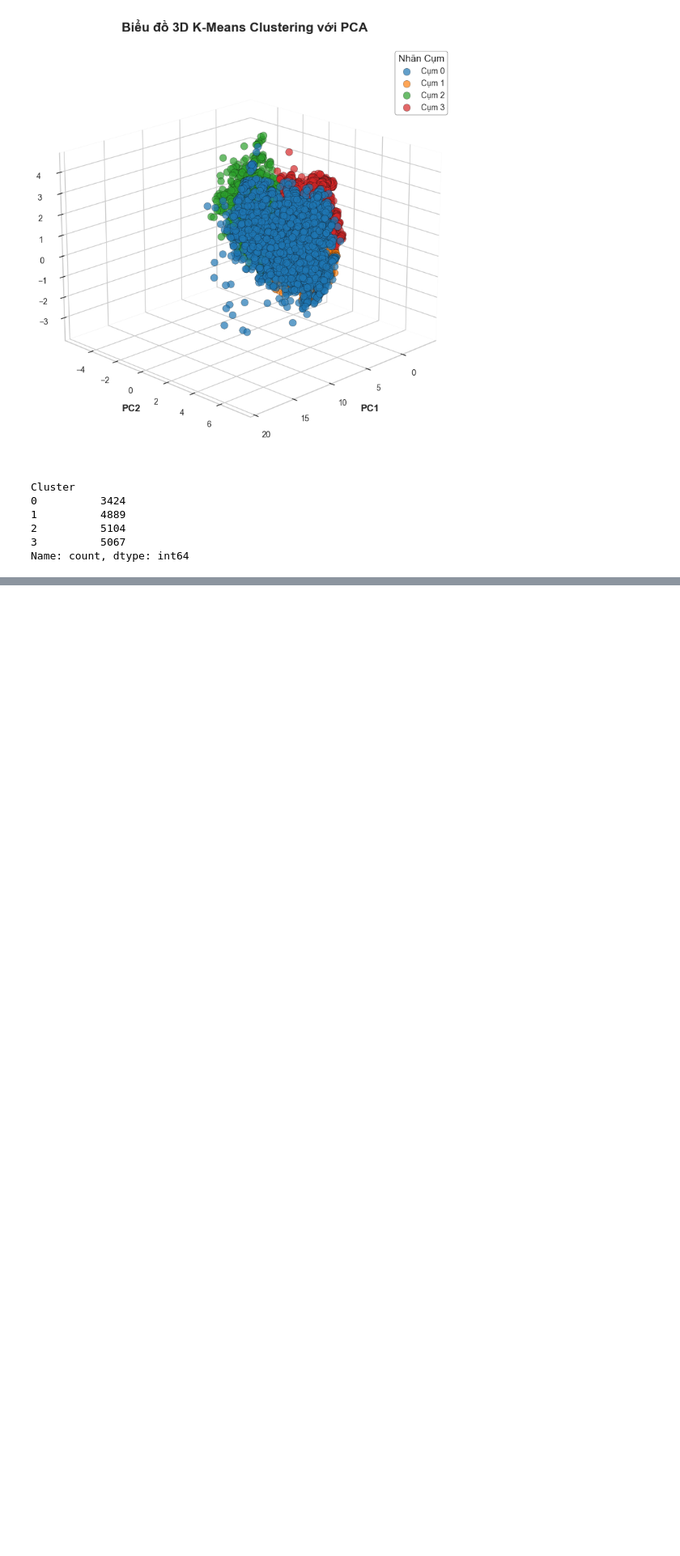
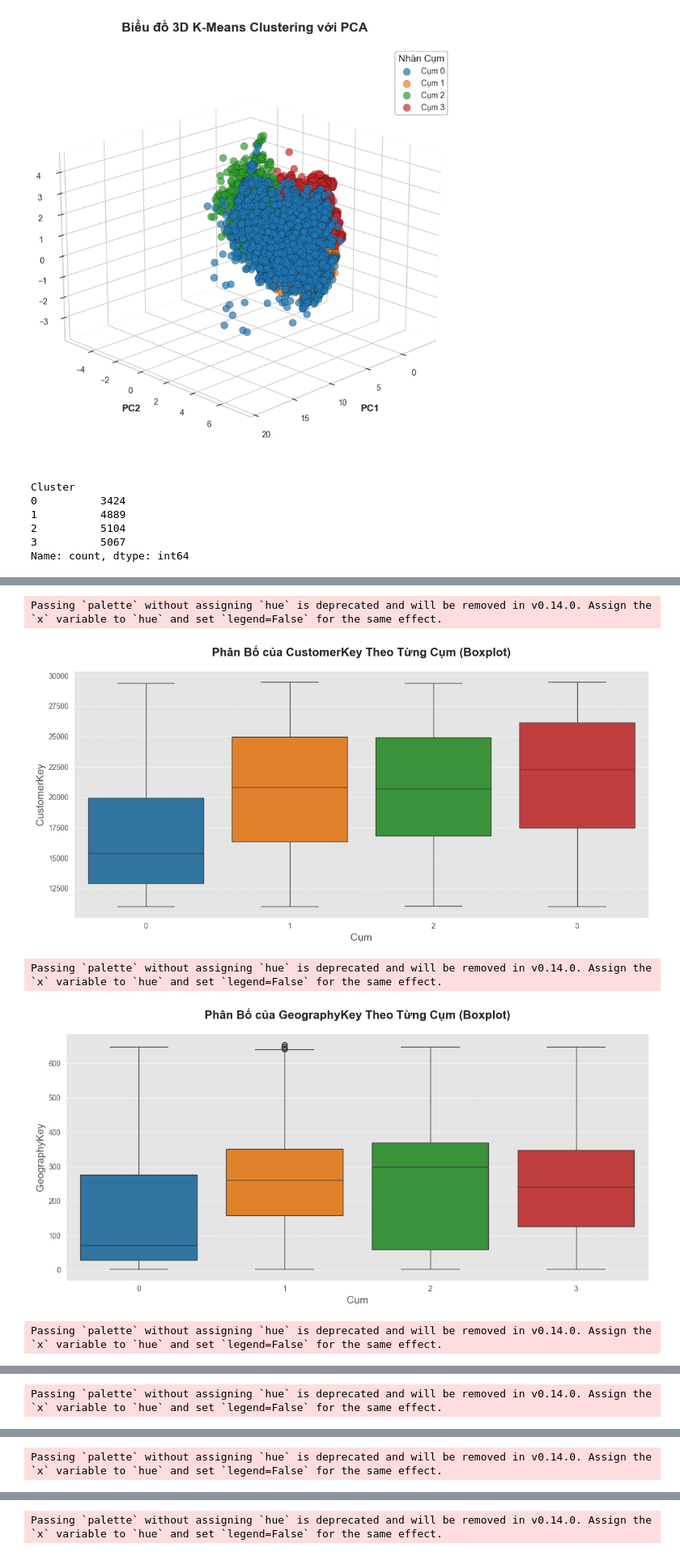
Before and after one commit to tienhai2808/simple_data_mining, a Jupyter notebook: main.ipynb, the cells around one changed output, grey strips where cells are left out. Shown at 81% size. Drawn from its saved outputs; the diff is of its cells as text; code cells hidden in the pictures; blank space fills up the shorter version.

```diff
--- a/main.ipynb
+++ b/main.ipynb
@@ -637,0 +692,29 @@ Name: count, dtype: int64
+# %%
+plt.style.use('ggplot')
+sns.set_palette("Set2")
+cluster_colors = ['#1f77b4', '#ff7f0e', '#2ca02c', '#d62728']
+plt.rcParams['figure.figsize'] = (12, 6)
+plt.rcParams['font.size'] = 12
+plt.rcParams['axes.titlesize'] = 16
+plt.rcParams['axes.labelsize'] = 14
+
+numeric_columns = df_new_customer.select_dtypes(include=np.number).columns.tolist()
+numeric_columns = [col for col in numeric_columns if col != 'Cluster']
+
+cluster_median = df_new_customer.groupby('Cluster')[numeric_columns].median(numeric_only=True)
+for col in numeric_columns:
+  fig, ax = plt.subplots(figsize=(12, 6))
+  sns.boxplot(x='Cluster', y=col, data=df_new_customer, ax=ax, palette=cluster_colors)
+  ax.set_title(f'Phân Bố của {col} Theo Từng Cụm (Boxplot)', fontsize=16, fontweight='bold', pad=20)
+  ax.set_xlabel('Cụm', fontsize=14)
+  ax.set_ylabel(f'{col}', fontsize=14)
+  ax.grid(True, axis='y', linestyle='--', alpha=0.7)
+
+  plt.tight_layout()
+  plt.show()
+# %% [output]
+Passing `palette` without assigning `hue` is deprecated and will be removed in v0.14.0. Assign the `x` variable to `hue` and set `legend=False` for the same effect.
+[figure, added]
+Passing `palette` without assigning `hue` is deprecated and will be removed in v0.14.0. Assign the `x` variable to `hue` and set `legend=False` for the same effect.
+[figure, added]
+Passing `palette` without assigning `hue` is deprecated and will be removed in v0.14.0. Assign the `x` variable to `hue` and set `legend=False` for the same effect.
@@ -637,0 +722 @@ Name: count, dtype: int64
+Passing `palette` without assigning `hue` is deprecated and will be removed in v0.14.0. Assign the `x` variable to `hue` and set `legend=False` for the same effect.
@@ -637,0 +724 @@ Name: count, dtype: int64
+Passing `palette` without assigning `hue` is deprecated and will be removed in v0.14.0. Assign the `x` variable to `hue` and set `legend=False` for the same effect.
@@ -637,0 +726 @@ Name: count, dtype: int64
+Passing `palette` without assigning `hue` is deprecated and will be removed in v0.14.0. Assign the `x` variable to `hue` and set `legend=False` for the same effect.
```
Also changed, not shown: parts of 29 cells of this notebook, 1 other file.
